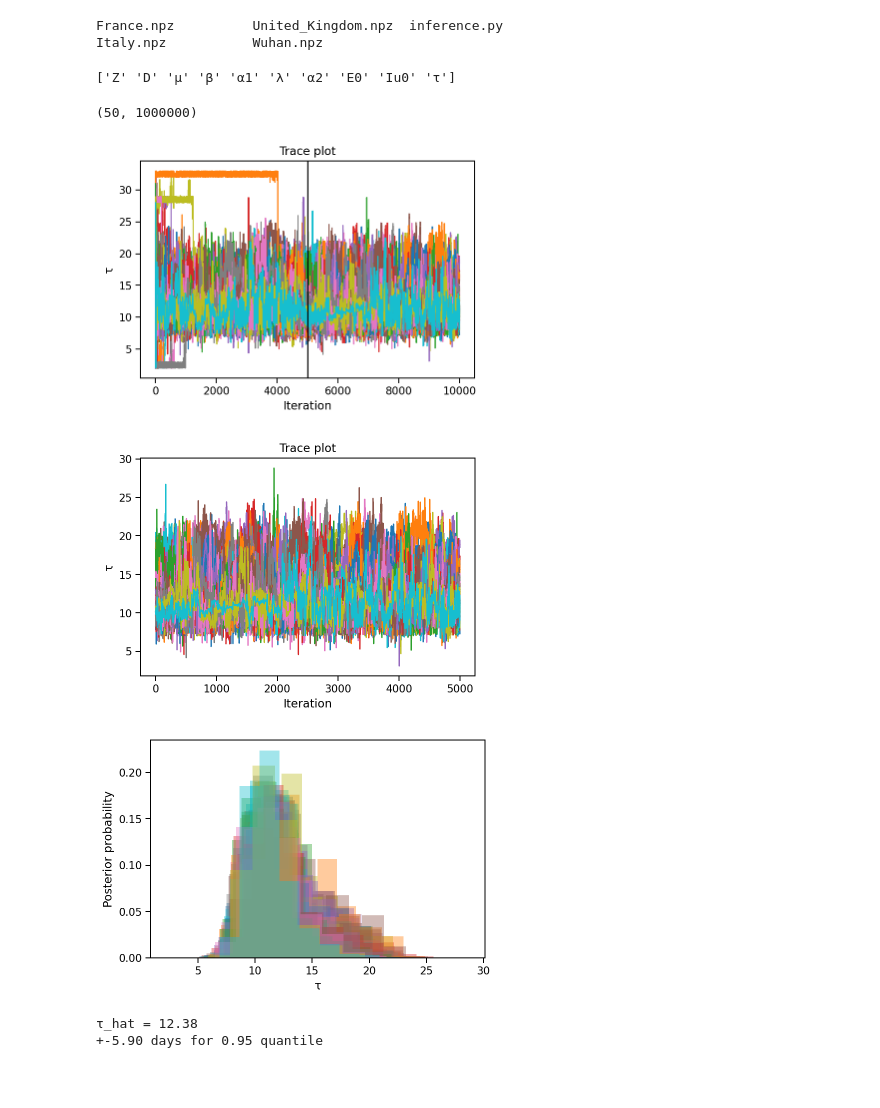
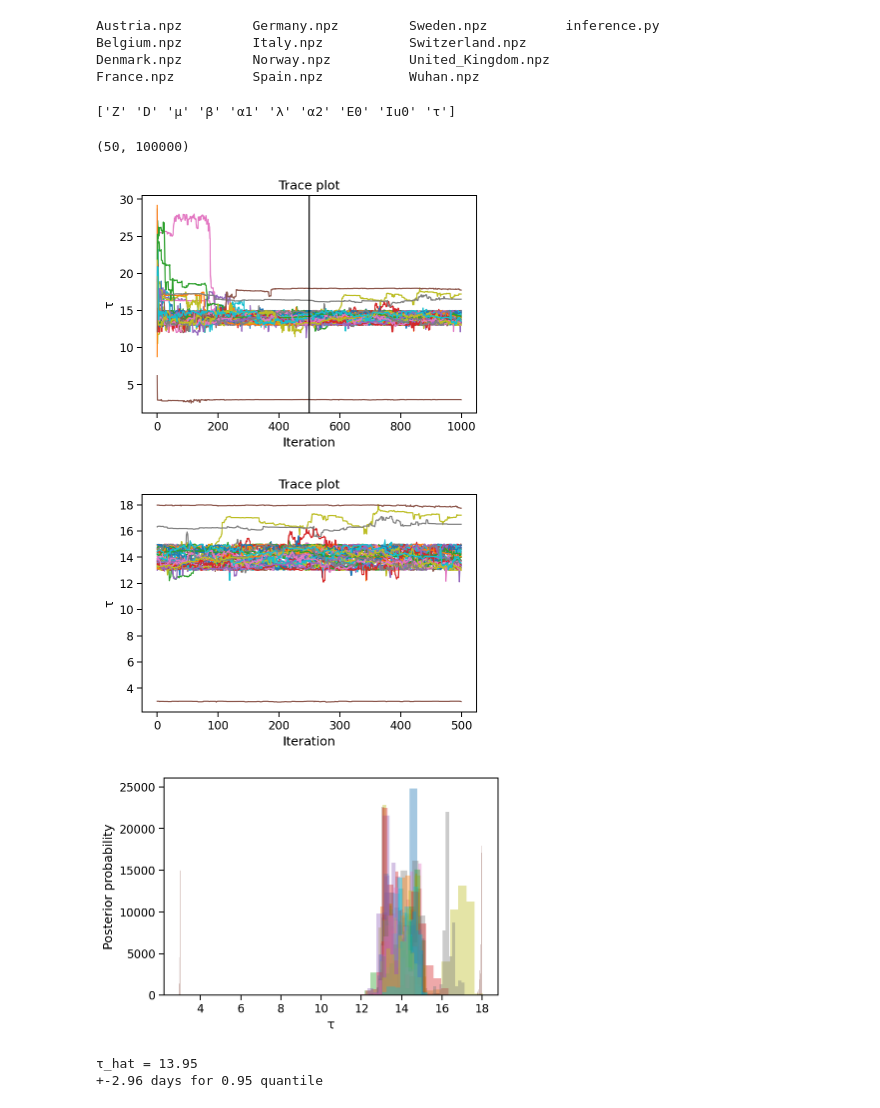
Before and after one commit to yoavram-lab/EffectiveNPI, a Jupyter notebook: src/Fig2and3.ipynb, the cells around one changed output. Drawn from its saved outputs; the diff is of its cells as text; code cells hidden in the pictures; blank space fills up the shorter version.

```diff
--- a/src/Fig2and3.ipynb
+++ b/src/Fig2and3.ipynb
@@ -5,7 +5,7 @@ import matplotlib.pyplot as plt
 import numpy as np
 import pandas as pd
 import seaborn as sns
-sns.set_context('paper', font_scale=1.2)
+sns.set_context('paper', font_scale=1.3)
 red, blue, green = sns.color_palette('Set1', 3)
 
 import os
@@ -17,13 +17,15 @@ mpl.__version__
 def int_to_dt(t):
     return pd.to_datetime(start_date) + timedelta(days=t)
 # %%
-output_folder = '../output/2020-05-01-more-steps-uniform/'
+output_folder = '../output/2020-04-30-prior-walkers-model2-normal/'
 %ls $output_folder/inference
 # %% [output]
-France.npz          United_Kingdom.npz  inference.py
-Italy.npz           Wuhan.npz
+Austria.npz         Germany.npz         Sweden.npz          inference.py
+Belgium.npz         Italy.npz           Switzerland.npz
+Denmark.npz         Norway.npz          United_Kingdom.npz
+France.npz          Spain.npz           Wuhan.npz
 # %%
-country = 'France'
+country = 'Spain'
 # %%
 NPI_dates = pd.read_csv('../data/NPI_dates.csv')
 official_date = pd.to_datetime(NPI_dates.loc[NPI_dates['Country'] == country.replace('_', ' '), 'Last'].values[0])
@@ -45,7 +47,7 @@ official_date_days = (official_date - start_date).days
 nburn = τ_sample.shape[1]//2
 τ_sample.shape
 # %% [output]
-(50, 1000000)
+(50, 100000)
 # %%
 thin = 100
 plt.plot(τ_sample[:, ::thin].T)
@@ -54,21 +56,21 @@ plt.xlabel('Iteration')
 plt.title('Trace plot');
 plt.axvline(nburn/thin, color='k');
 # %% [output]
-[figure, old version]
+[figure, new version]
 # %%
 plt.plot(τ_sample[:,nburn::thin].T)
 plt.ylabel('τ')
 plt.xlabel('Iteration')
 plt.title('Trace plot');
 # %% [output]
-[figure, old version]
+[figure, new version]
 # %%
 fig, ax = plt.subplots()
 for i in range(τ_sample.shape[0]):
-    ax.hist(τ_sample[i, nburn:], density=True, alpha=0.4)
+    ax.hist(τ_sample[i, nburn:], density=False, alpha=0.4)
 ax.set(xlabel='τ', ylabel='Posterior probability');
 # %% [output]
-[figure, old version]
+[figure, new version]
 # %%
 τ_sample = τ_sample[:, nburn:].ravel()
 # %%
@@ -78,7 +80,7 @@ quantile = 0.95
 τ_ci = np.quantile(abs(τ_sample - τ_hat), quantile)
 print("+-{:.2f} days for {:.2f} quantile".format(τ_ci, quantile))
 # %% [output]
-τ_hat = 12.38
-+-5.90 days for 0.95 quantile
+τ_hat = 13.95
++-2.96 days for 0.95 quantile
 # %%
 fig, ax = plt.subplots(figsize=(8, 3))
```
Also changed, not shown: parts of 2 cells of this notebook.
